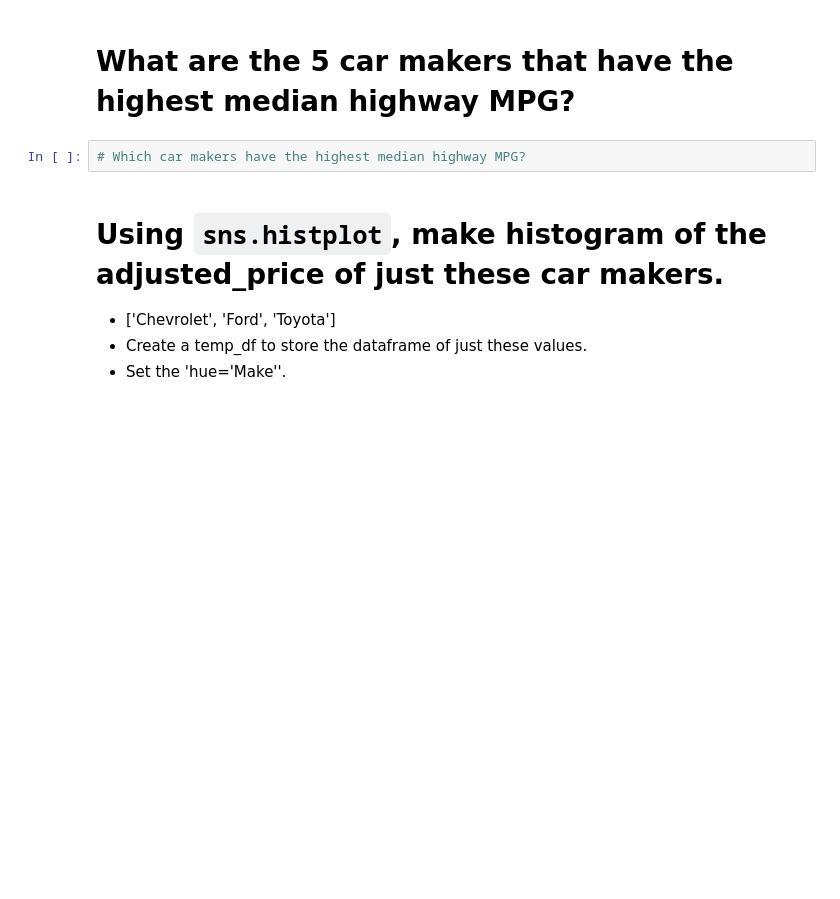
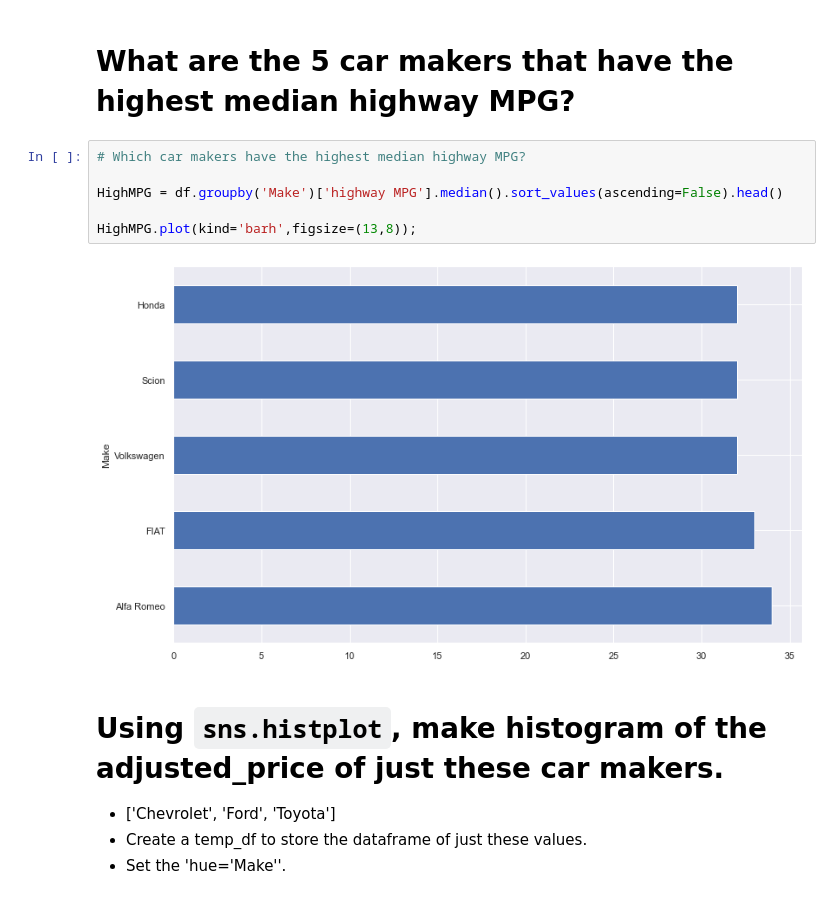
Before and after one commit to bryanpramana/2021-fall-data-science, a Jupyter notebook: Week-02-EDA/Exercise-EDA.ipynb, the cells around one changed output. Cells and saved outputs as stored; diff of their text form; blank space fills up the shorter version.

```diff
--- a/Week-02-EDA/Exercise-EDA.ipynb
+++ b/Week-02-EDA/Exercise-EDA.ipynb
@@ -224,6 +224,12 @@ expensivecars.plot(kind='barh',figsize=(13,8));
 # What are the 5 car makers that have the highest median highway MPG?
 # %%
 # Which car makers have the highest median highway MPG?
+
+HighMPG = df.groupby('Make')['highway MPG'].median().sort_values(ascending=False).head()
+
+HighMPG.plot(kind='barh',figsize=(13,8));
+# %% [output]
+[figure, added]
 # %% [markdown]
 # Using `sns.histplot`, make histogram of the adjusted_price of just these car makers.
 * ['Chevrolet', 'Ford', 'Toyota']
```
Also changed, not shown: parts of 5 cells of this notebook.
